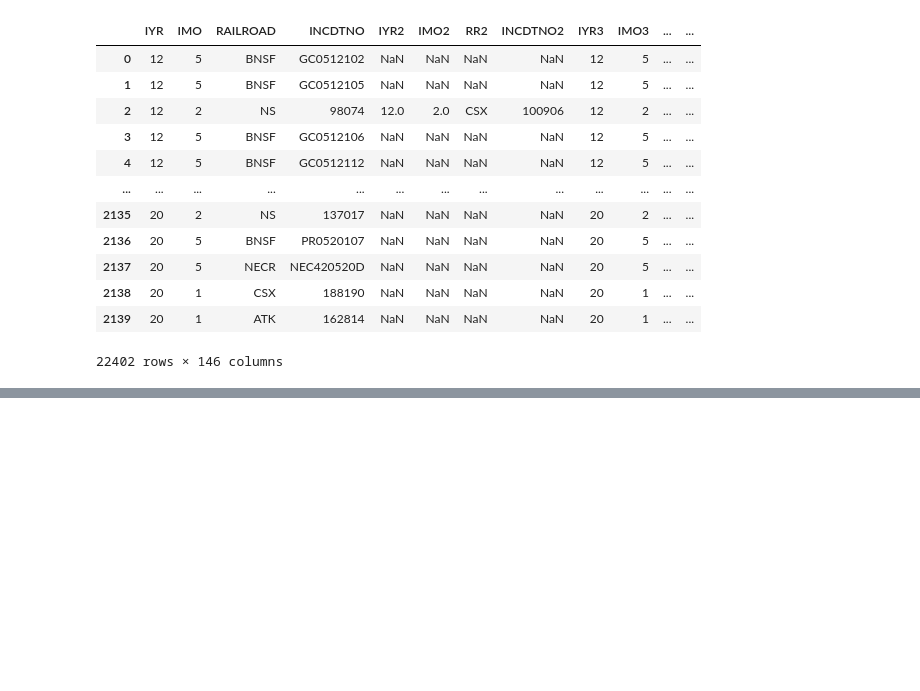
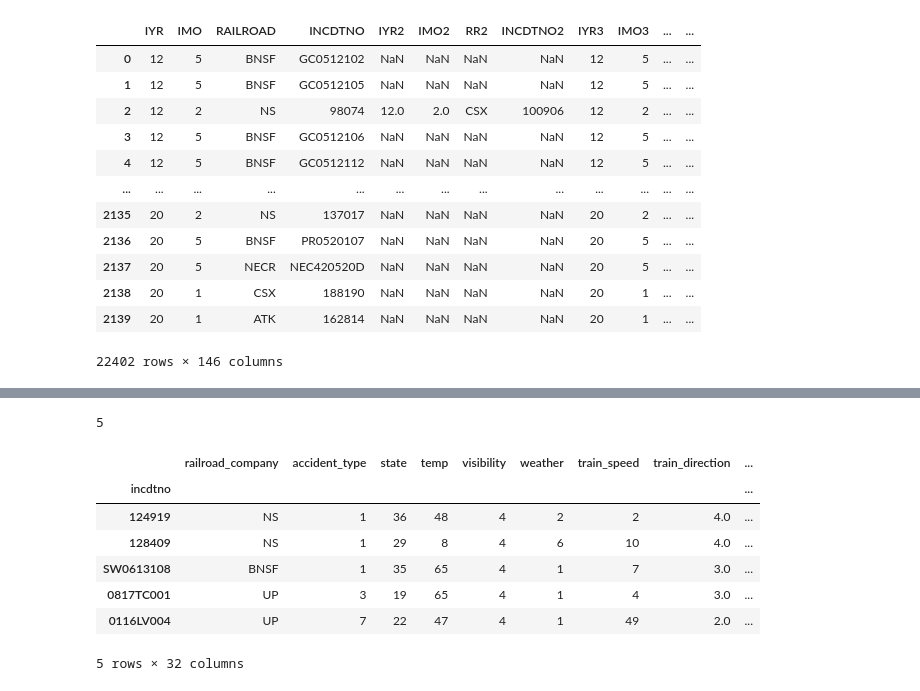
Before and after one commit to OTR-Capstone/Off_The_Rails, a Jupyter notebook: Steve_Stuff/workbench.ipynb, the cells around one changed output, grey strips where cells are left out. Saved outputs shown, nothing was run; the diff lists cells and outputs as text; code cells hidden in the pictures; blank space fills up the shorter version.

```diff
--- a/Steve_Stuff/workbench.ipynb
+++ b/Steve_Stuff/workbench.ipynb
@@ -128,0 +169,4 @@ memory usage: 9.1+ MB
+# %%
+equip_df['railroad_company'].nunique()
+# %% [output]
+5
@@ -128,0 +175,11 @@ memory usage: 9.1+ MB
+# %%
+train.head()
+# %% [output]
+|  | railroad_company | accident_type | state | temp | visibility | weather | train_speed | train_direction | ... |
+| incdtno |  |  |  |  |  |  |  |  | ... |
+| 124919 | NS | 1 | 36 | 48 | 4 | 2 | 2 | 4.0 | ... |
+| 128409 | NS | 1 | 29 | 8 | 4 | 6 | 10 | 4.0 | ... |
+| SW0613108 | BNSF | 1 | 35 | 65 | 4 | 1 | 7 | 3.0 | ... |
+| 0817TC001 | UP | 3 | 19 | 65 | 4 | 1 | 4 | 3.0 | ... |
+| 0116LV004 | UP | 7 | 22 | 47 | 4 | 1 | 49 | 2.0 | ... |
+5 rows × 32 columns
```
Also changed, not shown: parts of 8 cells of this notebook.
